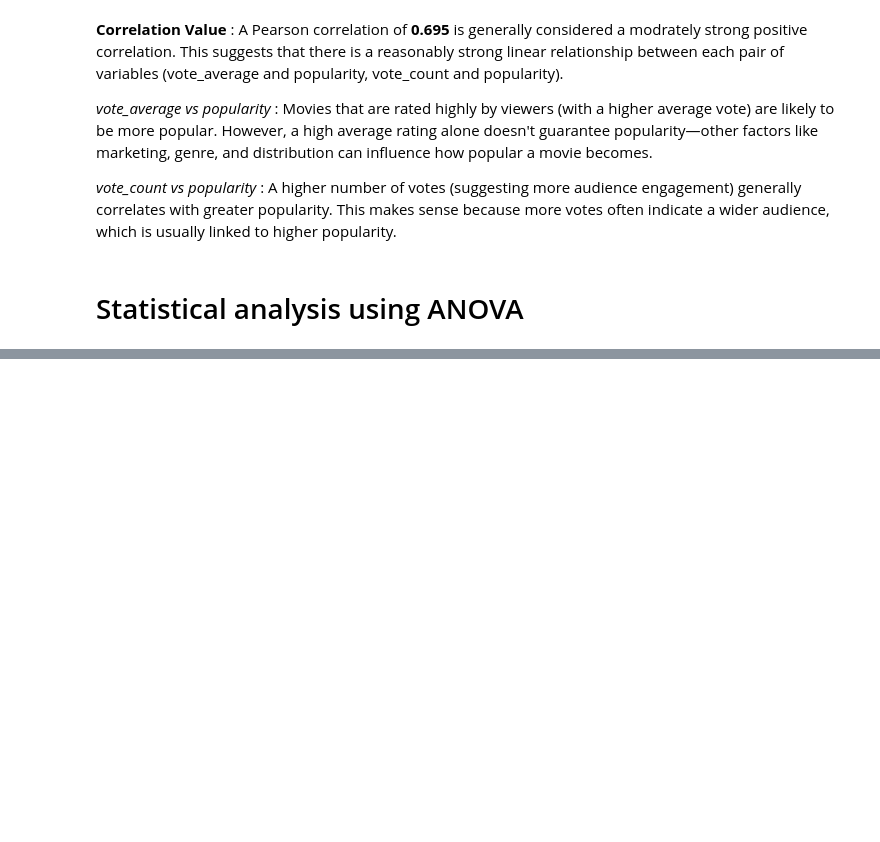
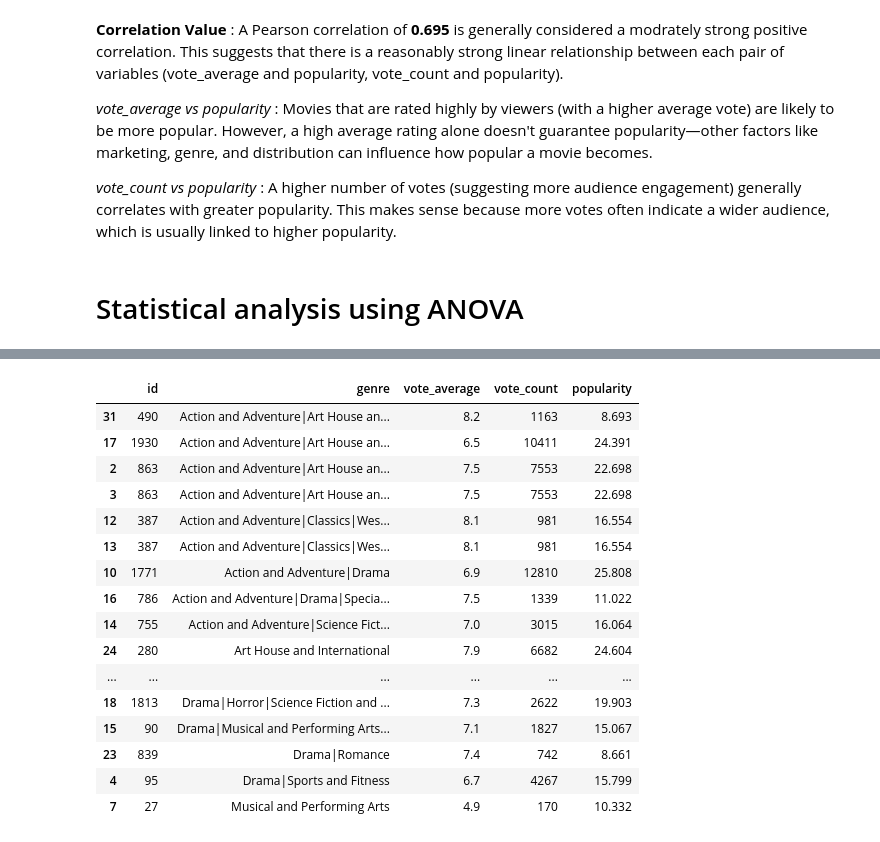
Before and after one commit to vnelima/Phase-2-Movie-project--Group-9, a Jupyter notebook: Collaborators/Betty/Betty.ipynb, the cells around one changed output, grey strips where cells are left out. Drawn from its saved outputs; the diff is of its cells as text; code cells hidden in the pictures; blank space fills up the shorter version.

```diff
--- a/Collaborators/Betty/Betty.ipynb
+++ b/Collaborators/Betty/Betty.ipynb
@@ -186,0 +219,27 @@ Pearson correlation between 'vote_count' and 'popularity': 0.69484937103337
+# %%
+# Sort the data by genre and vote_count in descending order
+Sorted_movies = Selected_Columns.sort_values(by=['genre', 'vote_count'], ascending=[True, False])
+
+# Group by genre and get the top 10 movies for each genre
+Top_10_genre_movies = Sorted_movies.groupby('genre').head(10)
+
+# Display the top 10 movies from each genre
+Top_10_genre_movies
+# %% [output]
+|  | id | genre | vote_average | vote_count | popularity |
+| 31 | 490 | Action and Adventure|Art House an... | 8.2 | 1163 | 8.693 |
+| 17 | 1930 | Action and Adventure|Art House an... | 6.5 | 10411 | 24.391 |
+| 2 | 863 | Action and Adventure|Art House an... | 7.5 | 7553 | 22.698 |
+| 3 | 863 | Action and Adventure|Art House an... | 7.5 | 7553 | 22.698 |
+| 12 | 387 | Action and Adventure|Classics|Wes... | 8.1 | 981 | 16.554 |
+| 13 | 387 | Action and Adventure|Classics|Wes... | 8.1 | 981 | 16.554 |
+| 10 | 1771 | Action and Adventure|Drama | 6.9 | 12810 | 25.808 |
+| 16 | 786 | Action and Adventure|Drama|Specia... | 7.5 | 1339 | 11.022 |
+| 14 | 755 | Action and Adventure|Science Fict... | 7.0 | 3015 | 16.064 |
+| 24 | 280 | Art House and International | 7.9 | 6682 | 24.604 |
+| ... | ... | ... | ... | ... | ... |
+| 18 | 1813 | Drama|Horror|Science Fiction and ... | 7.3 | 2622 | 19.903 |
+| 15 | 90 | Drama|Musical and Performing Arts... | 7.1 | 1827 | 15.067 |
+| 23 | 839 | Drama|Romance | 7.4 | 742 | 8.661 |
+| 4 | 95 | Drama|Sports and Fitness | 6.7 | 4267 | 15.799 |
+| 7 | 27 | Musical and Performing Arts | 4.9 | 170 | 10.332 |
```
Also changed, not shown: parts of 2 cells of this notebook.
